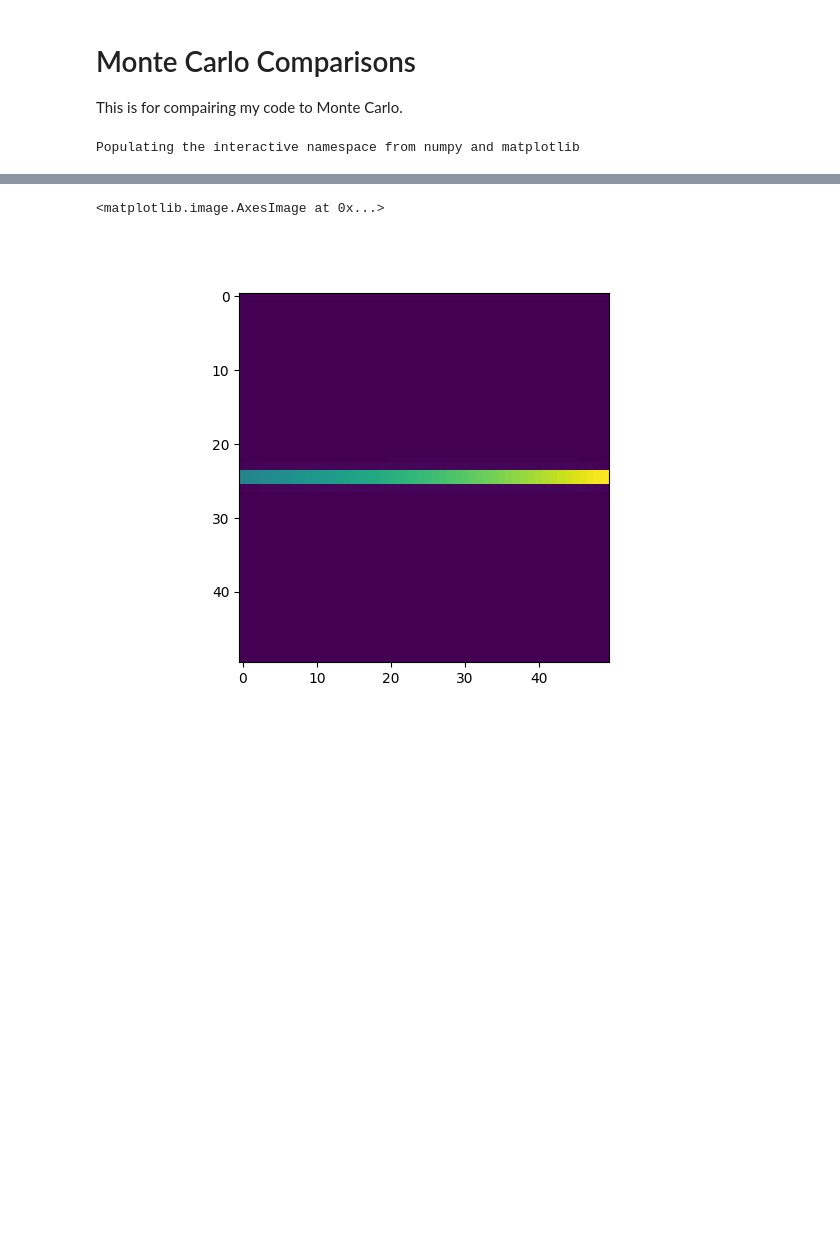
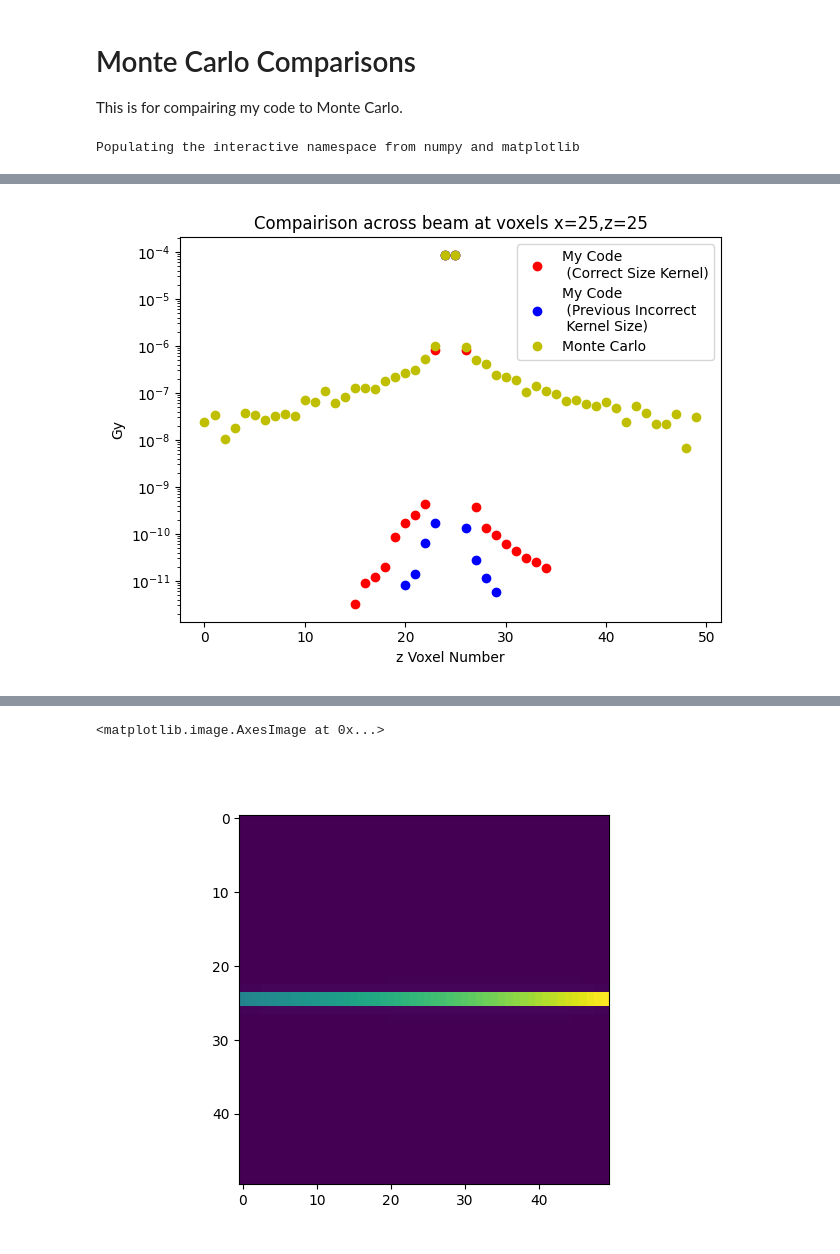
Before and after one commit to jbrewster7/NSERC-Summer-2022, a Jupyter notebook: Python/Monte_Carlo_Comparisons.ipynb, the cells around one changed output, grey strips where cells are left out. Saved outputs shown, nothing was run; the diff lists cells and outputs as text; code cells hidden in the pictures; blank space fills up the shorter version.

```diff
--- a/Python/Monte_Carlo_Comparisons.ipynb
+++ b/Python/Monte_Carlo_Comparisons.ipynb
@@ -53,0 +61,18 @@ legend()
+# %%
+ifig=3;close(ifig);figure(ifig)
+for n in range(len(my_dose_array[25])):
+    if n == 0:
+        semilogy(n,my_dose_array[25][n][25]*conversion,'ro',label='My Code \n (Correct Size Kernel)')
+        semilogy(n,pickle.load(open('dose_11.pickle','rb'))[25][n][25]*conversion,'bo',label='My Code \n (Previous Incorrect \n Kernel Size)')
+        semilogy(n,mc_dose_array[25][n][25],'yo',label='Monte Carlo')
+    else:
+        semilogy(n,my_dose_array[25][n][25]*conversion,'ro')
+        semilogy(n,pickle.load(open('dose_11.pickle','rb'))[25][n][25]*conversion,'bo')
+        semilogy(n,mc_dose_array[25][n][25],'yo')
+legend()
+title('Compairison across beam at voxels x=25,z=25')
+ylabel('Gy')
+xlabel('z Voxel Number')
+tight_layout()
+# %% [output]
+[figure, added]
```
Also changed, not shown: parts of 20 cells of this notebook, 7 other files.
